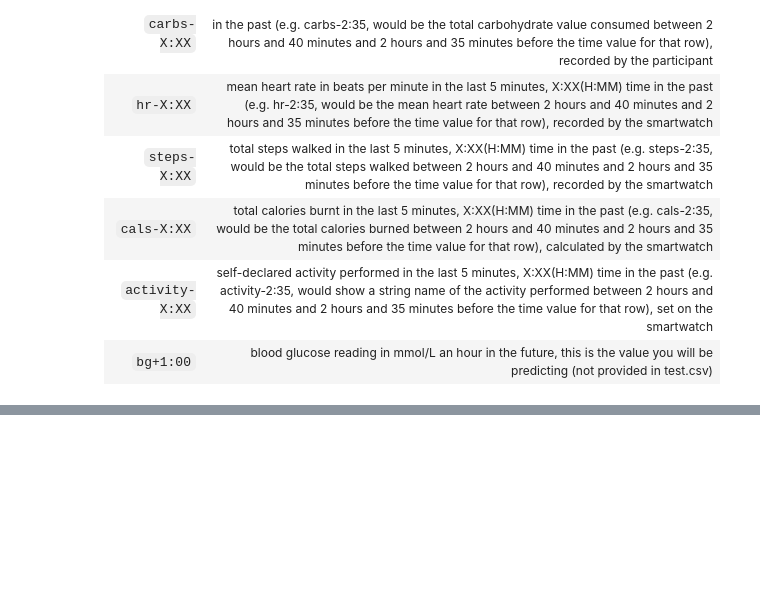
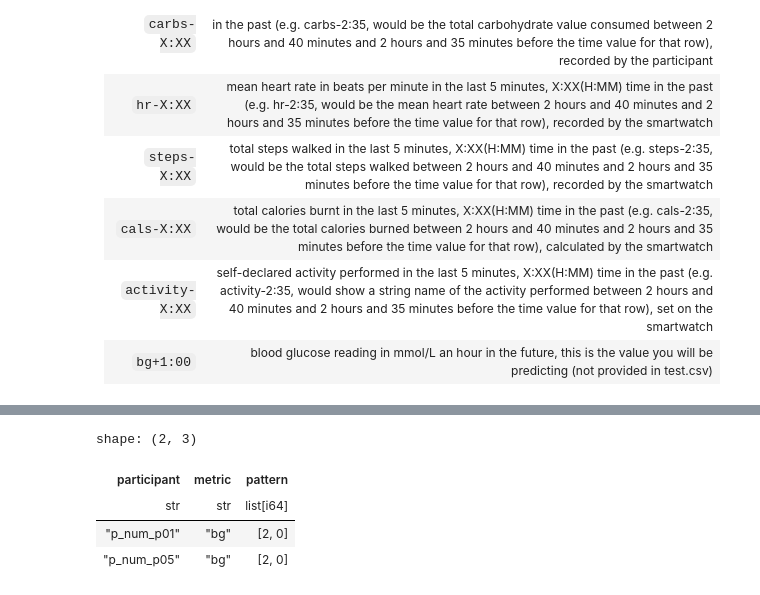
Before and after one commit to jamiemilsom/bloodGlucosePrediciton, a Jupyter notebook: src/notebooks/EDA.ipynb, the cells around one changed output, grey strips where cells are left out. Saved outputs shown, nothing was run; the diff lists cells and outputs as text; code cells hidden in the pictures; blank space fills up the shorter version.

```diff
--- a/src/notebooks/EDA.ipynb
+++ b/src/notebooks/EDA.ipynb
@@ -104,0 +187,21 @@ The dataset is from a study that
+# %%
+metrics = ['bg','insulin','carbs','hr','steps','cals']# removed activity as categorical,'activity']
+patterns = []
+for participant in train_participants:
+    for metric in metrics:
+        sample_columns = [f'{metric}-{t}' for t in float_time_range(5.55,0.00,-0.05)]
+        sample_columns = [f'{participant}','time'] + sample_columns + ['bg+1:00']
+        sample_df = train_df[sample_columns].filter(pl.col(f'{participant}') == 1)
+        pattern = pattern_finder(sample_df)
+        patterns.append({'participant': participant, 'metric': metric, 'pattern': pattern})
+
+patterns_df = pl.DataFrame(patterns)
+patterns_df.filter(
+    pl.col('pattern').list[0] > 0
+)
+# %% [output]
+shape: (2, 3)
+| participant | metric | pattern |
+| str | str | list[i64] |
+| "p_num_p01" | "bg" | [2, 0] |
+| "p_num_p05" | "bg" | [2, 0] |
```
Also changed, not shown: parts of 15 cells of this notebook, 3 other files.
